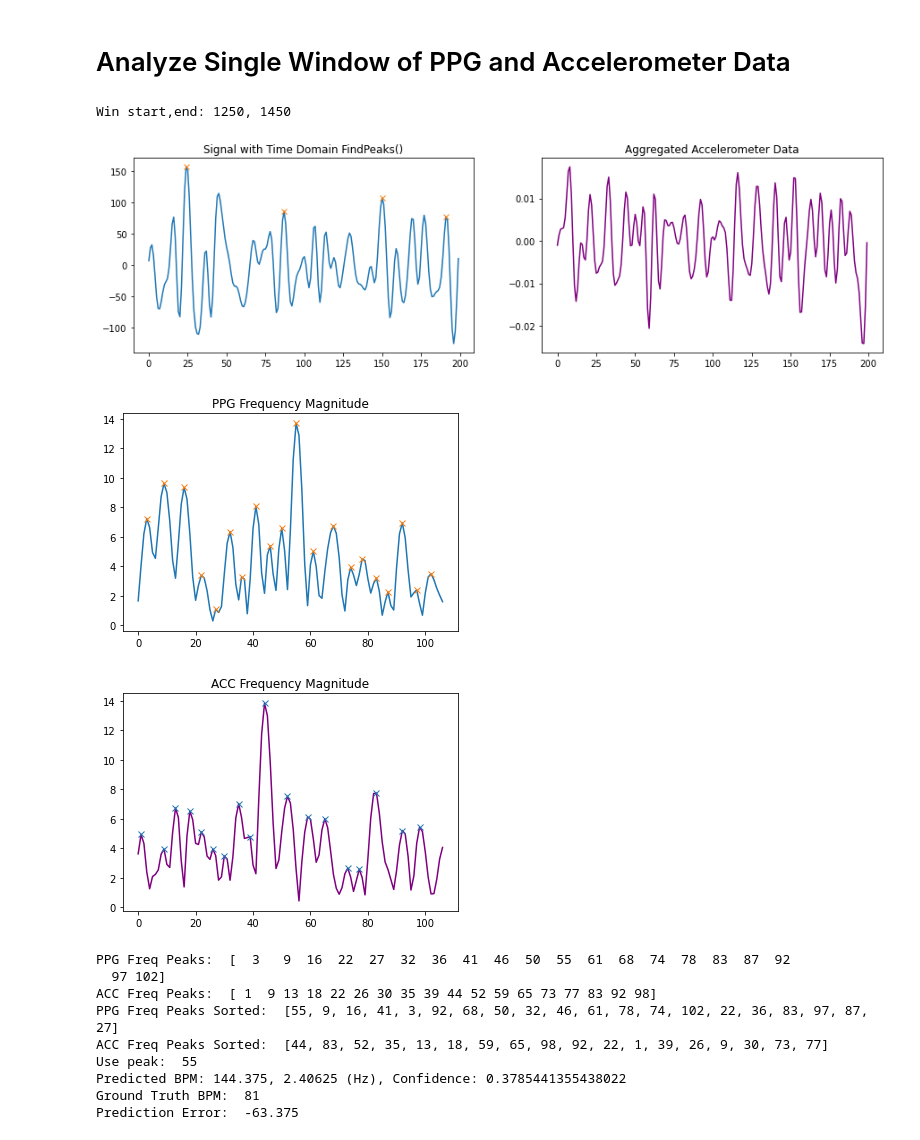
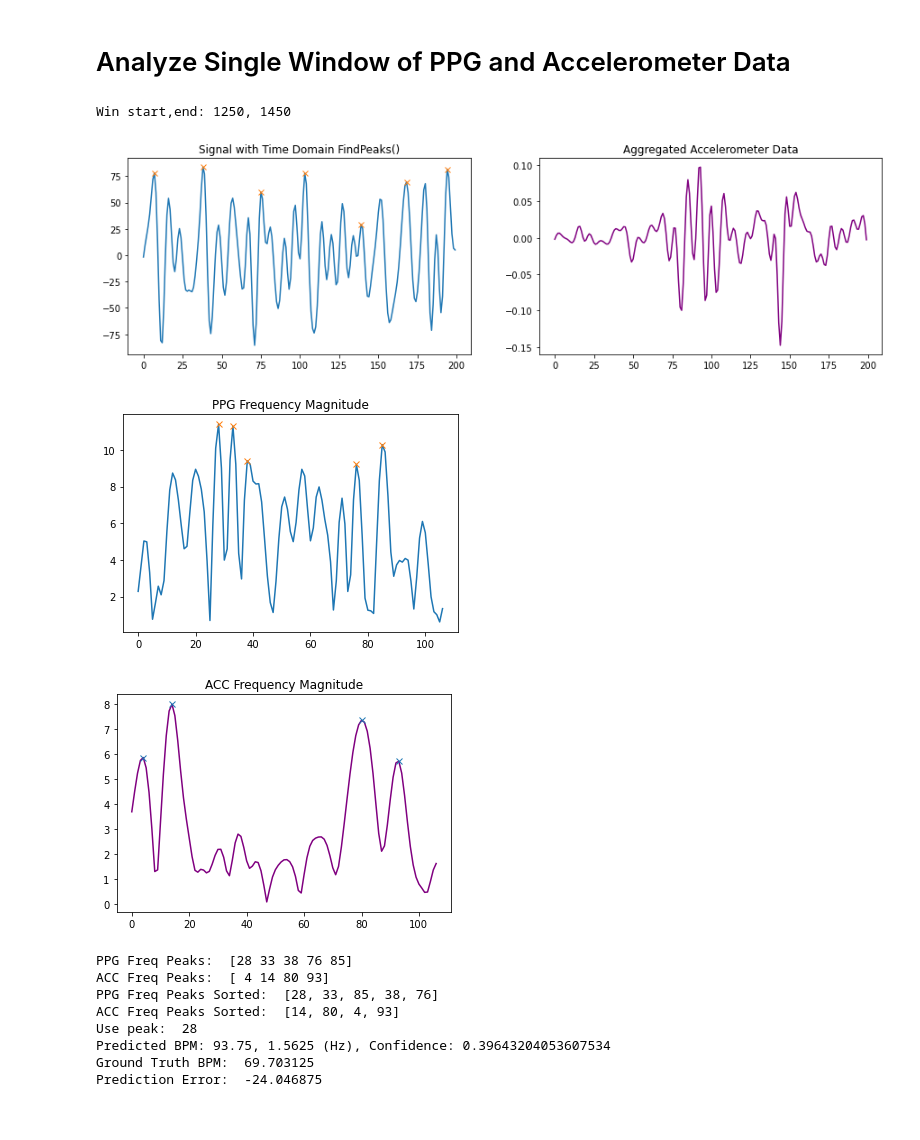
Before and after one commit to gaurav-95/PPG, a Jupyter notebook: PPG_acc_vals.ipynb, the cells around one changed output. Drawn from its saved outputs; the diff is of its cells as text; code cells hidden in the pictures.

```diff
--- a/PPG_acc_vals.ipynb
+++ b/PPG_acc_vals.ipynb
@@ -11,11 +11,11 @@ now = datetime.now(tz=gettz('Asia/Kolkata'))
 timediff=60
 prev = now - timedelta(seconds=timediff)
 
-from_time = prev.strftime("%d/%m/%Y") + "%20" + prev.strftime("%H:%M:%S")
-# from_time = "29/04/2021%2019:26:58"
+# from_time = prev.strftime("%d/%m/%Y") + "%20" + prev.strftime("%H:%M:%S")
+from_time = "30/04/2021%2020:40:00"
 print(from_time)
 
-to_time = now.strftime("%d/%m/%Y")+ "%20" + now.strftime("%H:%M:%S")
-# to_time = "29/04/2021%2019:27:58"
+# to_time = now.strftime("%d/%m/%Y")+ "%20" + now.strftime("%H:%M:%S")
+to_time = "30/04/2021%2020:41:00"
 print(to_time)
 # %% [output]
@@ -220,6 +220,7 @@ accx=x
 accy=y
 accz=z
 heart_rate=heart_rate['heart_data']['heart_data_array']
+heart_rate_mean=sum(heart_rate)/len(heart_rate)
 # %% [markdown]
 # Pulse rate estimation Libs
 # %%
@@ -256,7 +257,7 @@ def AnalyzeWindow(ppg, accx, accy, accz, Fs=25, verbose=True):
     acc_mag_unfiltered = np.sqrt(accx_bandpass**2+accy_mean**2+accz_bandpass**2)
     acc_mag = BandpassFilter(acc_mag_unfiltered, fs=Fs)
 
-    peaks = find_peaks(ppg_bandpass, height = 10, distance=35)[0]
+    peaks = find_peaks(ppg_bandpass, height = 8, distance=25)[0]
 
     if verbose:
         fig, (ax1, ax2) = plt.subplots(1, 2, figsize=(15,4))
@@ -280,8 +281,8 @@ def AnalyzeWindow(ppg, accx, accy, accz, Fs=25, verbose=True):
     mag_freq_ppg, fft_ppg = FreqTransform(ppg_bandpass, freqs, low_freqs, fft_len)
     mag_freq_acc, fft_acc = FreqTransform(acc_mag, freqs, low_freqs, fft_len)
 
-    peaks_ppg = find_peaks(mag_freq_ppg, height=0, distance=1)[0]
-    peaks_acc = find_peaks(mag_freq_acc, height=0, distance=1)[0]
+    peaks_ppg = find_peaks(mag_freq_ppg, height=9, distance=1)[0]
+    peaks_acc = find_peaks(mag_freq_acc, height=4, distance=1)[0]
 
     # Sort peaks in order of peak magnitude
     sorted_freq_peaks_ppg = sorted(peaks_ppg, key=lambda i:mag_freq_ppg[i], reverse=True)
@@ -379,48 +380,45 @@ def CalcConfidence(chosen_freq, freqs, fft_ppg):
 # Analyze Single Window of PPG and Accelerometer Data
 # %%
 # Single Window Test
-# CHOOSE FILE
-# Load data using LoadTroikaDataFile
 
 Fs = 25 # ppg data has sampling rate of 25 Hz
 
 winSize = 8*Fs # Ground truth BPM provided in 8 second windows
 winShift = 2*Fs # Successive ground truth windows overlap by 2 seconds
 
 # CHOOSE WINDOW IN FILE
 eval_window_idx = 25
 
 offset = eval_window_idx*winShift
 
 window_start = offset
 window_end = winSize+offset
 offset += winShift
 
 print(f"Win start,end: {window_start}, {window_end}")
 ppg_window = ppg[window_start:window_end]
 
 accx_window = accx[window_start:window_end]
 accy_window = accy[window_start:window_end]
 accz_window = accz[window_start:window_end]
 
 pred, conf = AnalyzeWindow(ppg_window, accx_window, accy_window, accz_window, Fs=Fs, verbose=True)
 
-groundTruthBPM = heart_rate[0]
+groundTruthBPM = heart_rate_mean
 print('Ground Truth BPM: ', groundTruthBPM)
 
 predError = groundTruthBPM - pred
 print("Prediction Error: ", predError)
 # %% [output]
 Win start,end: 1250, 1450
-[figure, old version]
+[figure, new version]
-[figure, old version]
+[figure, new version]
-[figure, old version]
+[figure, new version]
-PPG Freq Peaks:  [  3   9  16  22  27  32  36  41  46  50  55  61  68  74  78  83  87  92
-  97 102]
-ACC Freq Peaks:  [ 1  9 13 18 22 26 30 35 39 44 52 59 65 73 77 83 92 98]
-PPG Freq Peaks Sorted:  [55, 9, 16, 41, 3, 92, 68, 50, 32, 46, 61, 78, 74, 102, 22, 36, 83, 97, 87, 27]
-ACC Freq Peaks Sorted:  [44, 83, 52, 35, 13, 18, 59, 65, 98, 92, 22, 1, 39, 26, 9, 30, 73, 77]
-Use peak:  55
-Predicted BPM: 144.375, 2.40625 (Hz), Confidence: 0.3785441355438022
-Ground Truth BPM:  81
-Prediction Error:  -63.375
+PPG Freq Peaks:  [28 33 38 76 85]
+ACC Freq Peaks:  [ 4 14 80 93]
+PPG Freq Peaks Sorted:  [28, 33, 85, 38, 76]
+ACC Freq Peaks Sorted:  [14, 80, 4, 93]
+Use peak:  28
+Predicted BPM: 93.75, 1.5625 (Hz), Confidence: 0.39643204053607534
+Ground Truth BPM:  69.703125
+Prediction Error:  -24.046875
```
Also changed, not shown: parts of 10 cells of this notebook.
